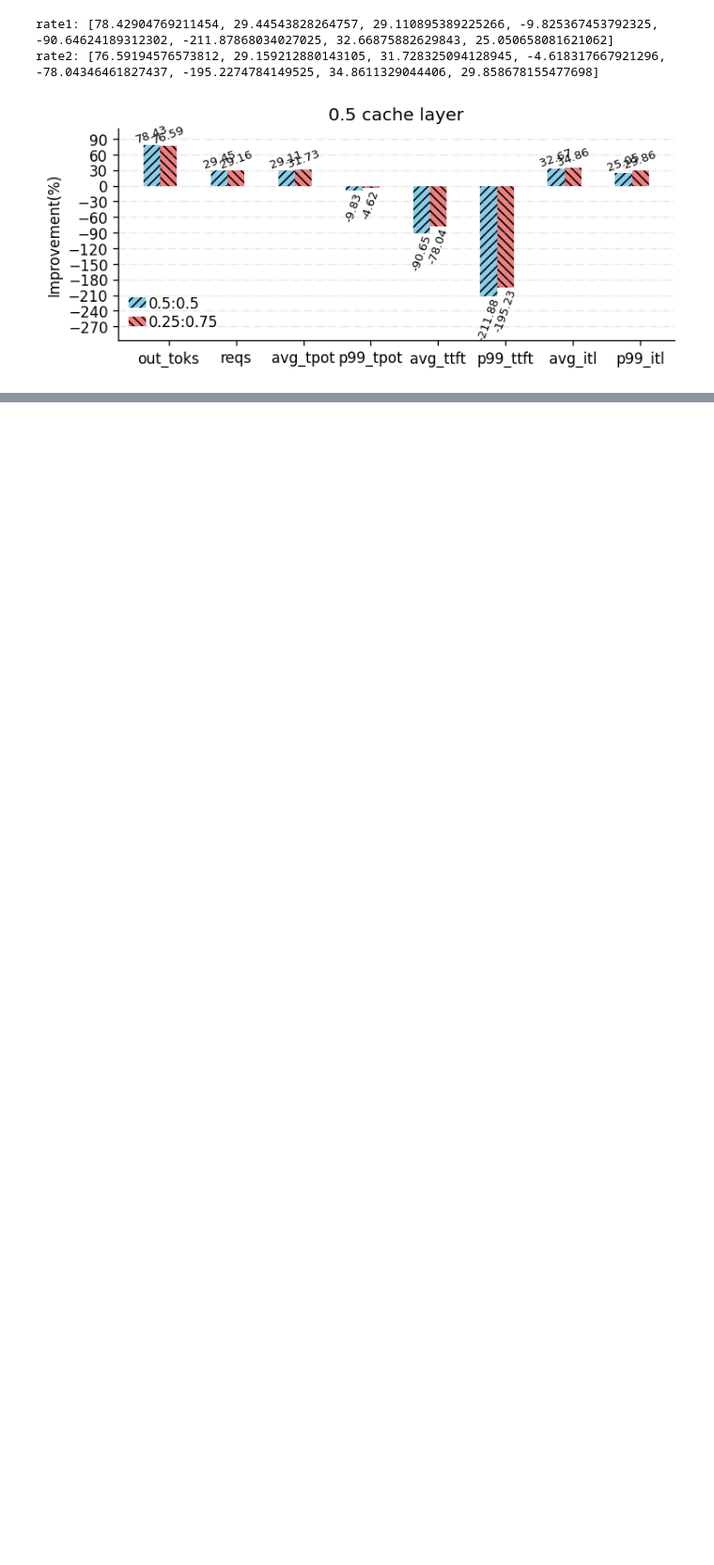
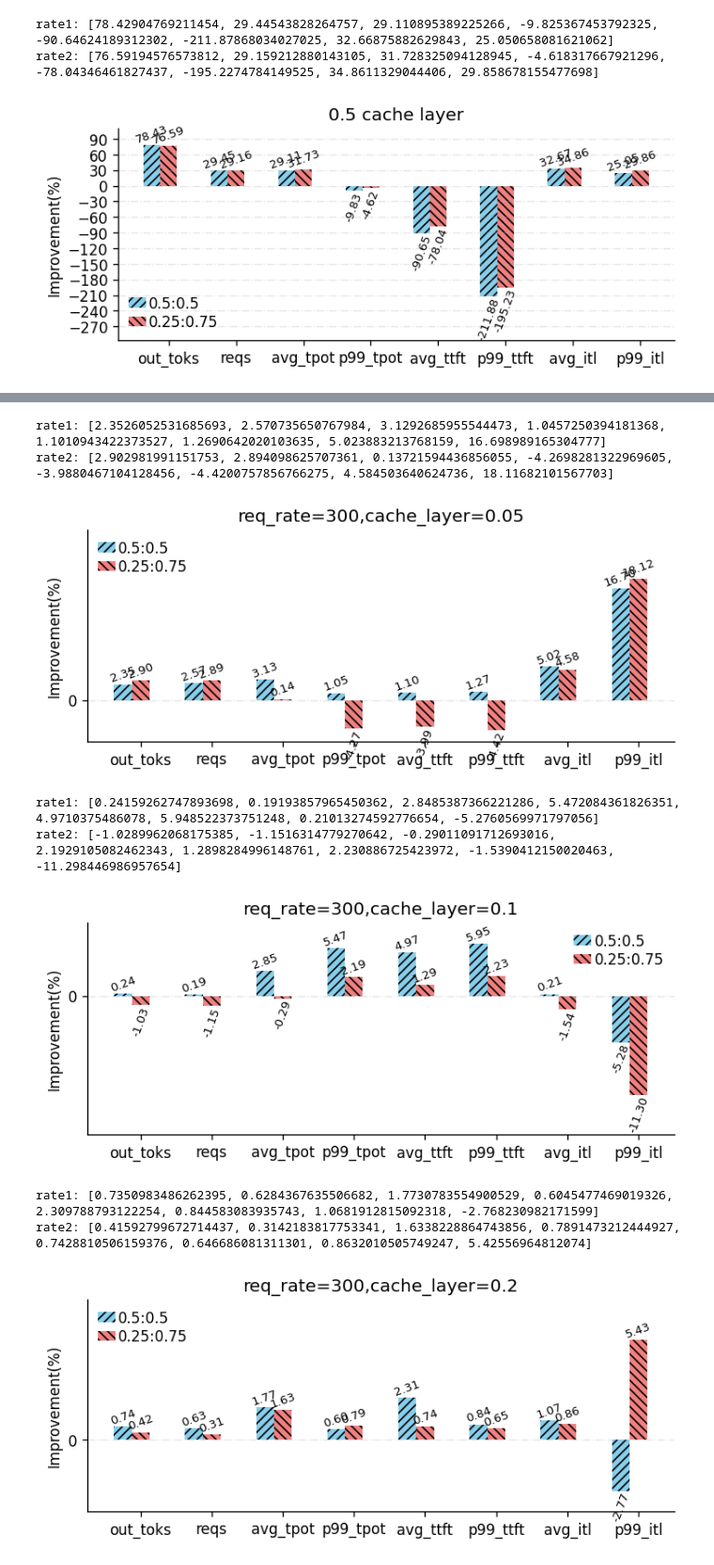
Before and after one commit to chenwenyan/eLLM, a Jupyter notebook: examples/results/hfuse_analysis.ipynb, the cells around one changed output, grey strips where cells are left out. Shown at 94% size. Cells and saved outputs as stored; diff of their text form; code cells hidden in the pictures; blank space fills up the shorter version.

```diff
--- a/examples/results/hfuse_analysis.ipynb
+++ b/examples/results/hfuse_analysis.ipynb
@@ -210,0 +211,32 @@ rate2: [-0.9818429635399037, -1.122625215889456, -1.8262998703730247, -1.2918451
+# %%
+model_name = 'meta-llama_Llama-2-13b-hf'
+gpu_utilization = 0.4
+rates = ['0.5:0.5', '0.75:0.25']
+num_threads = [64, 32]
+store_cache_layers = [0.05, 0.1, 0.2, 0.25, 0.5]
+for store_cache_layer in store_cache_layers:
+    output_tokens_imps, reqs_imps, mean_tpot_imps, p99_tpot_imps, mean_ttft_imps, p99_ttft_imps, mean_itl_imps, p99_itl_imps = [], [], [], [], [], [], [], []
+    rate_values = []
+    for i in range(len(num_threads)):
+        DATA_DIR = f'{DATA_PATH}dllm_org_128_hfusion_{num_threads[i]}'
+        output_tokens_imp, reqs_imp, mean_tpot_imp, p99_tpot_imp, mean_ttft_imp, p99_ttft_imp, mean_itl_imp, p99_itl_imp = get_norm_res(model_name, gpu_utilization, 300, 300, store_cache_layer, DATA_DIR)
+        output_tokens_imps.append(np.mean(output_tokens_imp))
+        reqs_imps.append(np.mean(reqs_imp))
+        mean_tpot_imps.append(np.mean(mean_tpot_imp))
+        p99_tpot_imps.append(np.mean(p99_tpot_imp))
+        mean_ttft_imps.append(np.mean(mean_ttft_imp))
+        p99_ttft_imps.append(np.mean(p99_ttft_imp))
+        mean_itl_imps.append(np.mean(mean_itl_imp))
+        p99_itl_imps.append(np.mean(p99_itl_imp))
+        rate_values.append([np.mean(output_tokens_imp), np.mean(reqs_imp), np.mean(mean_tpot_imp), np.mean(p99_tpot_imp), np.mean(mean_ttft_imp), np.mean(p99_ttft_imp), np.mean(mean_itl_imp), np.mean(p99_itl_imp)])
+    plot_bar(rate_values[0], rate_values[1], store_cache_layer, req_rate=300)
+# %% [output]
+rate1: [2.3526052531685693, 2.570735650767984, 3.1292685955544473, 1.0457250394181368, 1.1010943422373527, 1.2690642020103635, 5.023883213768159, 16.698989165304777]
+rate2: [2.902981991151753, 2.894098625707361, 0.13721594436856055, -4.2698281322969605, -3.9880467104128456, -4.4200757856766275, 4.584503640624736, 18.11682101567703]
+[figure, added]
+rate1: [0.24159262747893698, 0.19193857965450362, 2.8485387366221286, 5.472084361826351, 4.9710375486078, 5.948522373751248, 0.21013274592776654, -5.2760569971797056]
+rate2: [-1.0289962068175385, -1.1516314779270642, -0.29011091712693016, 2.1929105082462343, 1.2898284996148761, 2.230886725423972, -1.5390412150020463, -11.298446986957654]
+[figure, added]
+rate1: [0.7350983486262395, 0.6284367635506682, 1.7730783554900529, 0.6045477469019326, 2.309788793122254, 0.844583083935743, 1.0681912815092318, -2.768230982171599]
+rate2: [0.41592799672714437, 0.3142183817753341, 1.6338228864743856, 0.7891473212444927, 0.7428810506159376, 0.646686081311301, 0.8632010505749247, 5.42556964812074]
+[figure, added]
```
Also changed, not shown: parts of 6 cells of this notebook, 6 other files.
